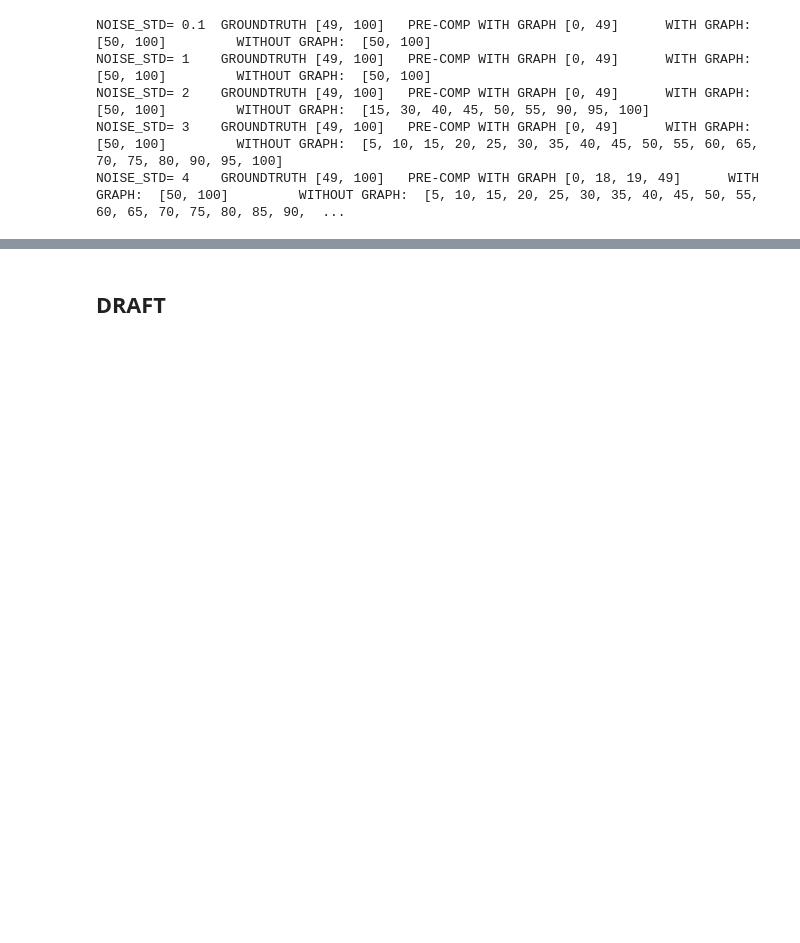
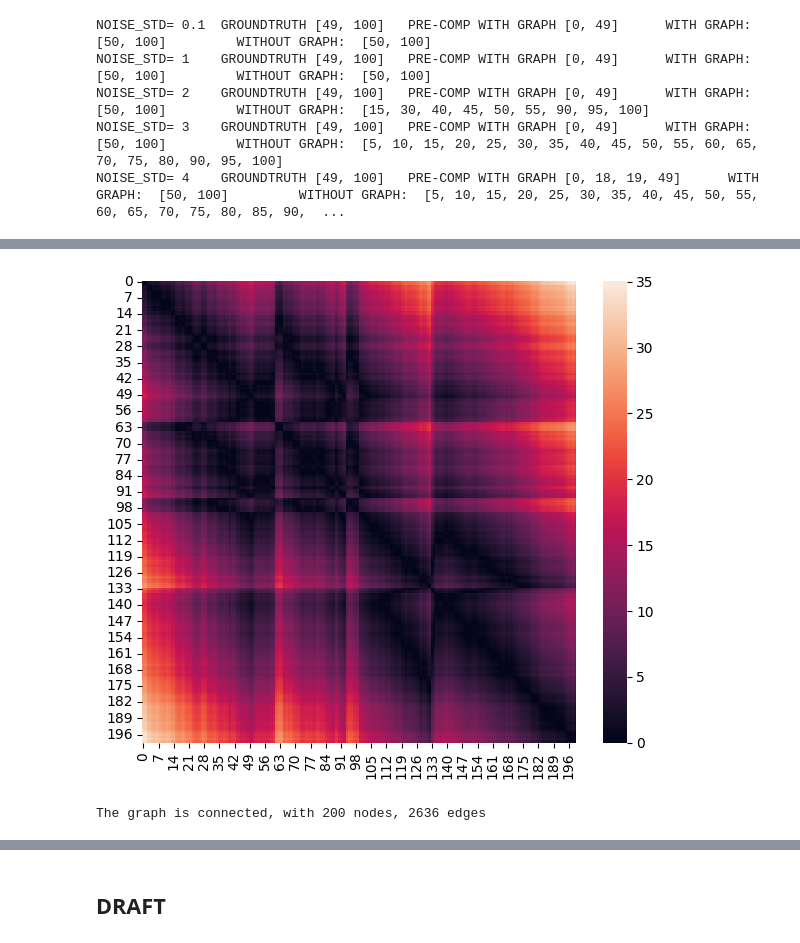
Before and after one commit to evenmatencio/graph-signals-change-point-detection, a Jupyter notebook: cpd_playground.ipynb, the cells around one changed output, grey strips where cells are left out. Cells and saved outputs as stored; diff of their text form; code cells hidden in the pictures; blank space fills up the shorter version.

Commit message:
data extraction from raw csv and graph vizualization

```diff
--- a/cpd_playground.ipynb
+++ b/cpd_playground.ipynb
@@ -546,0 +558,24 @@ NOISE_STD= 4    GROUNDTRUTH [49, 100]   PRE-COMP WITH GRAPH [0, 18, 19, 49]
+# %%
+def get_geodesic_distance(point_1, point_2) -> float:
+    """
+    From https://github.com/deepcharles/tutorials-mva-2023-2024/blob/main/session%203/06_GraphSignal.ipynb
+
+    Calculate the great circle distance (in km) between two points
+    on the earth (specified in decimal degrees)
+
+    https://stackoverflow.com/a/4913653
+    """
+
+    lon1, lat1 = point_1
+    lon2, lat2 = point_2
+
+    # convert decimal degrees to radians
+    lon1, lat1, lon2, lat2 = map(radians, [lon1, lat1, lon2, lat2])
+
+    # haversine formula
+    dlon = lon2 - lon1
+    dlat = lat2 - lat1
+    a = sin(dlat / 2) ** 2 + cos(lat1) * cos(lat2) * sin(dlon / 2) ** 2
+    c = 2 * asin(sqrt(a))
+    r = 6371  # Radius of earth in kilometers. Use 3956 for miles
+    return c * r
@@ -546,0 +590,3 @@ NOISE_STD= 4    GROUNDTRUTH [49, 100]   PRE-COMP WITH GRAPH [0, 18, 19, 49]
+# %%
+coord_df = pd.read_csv('data/turbines_coord.csv', index_col=0)
+coord_df.head(2)
@@ -546,0 +598,10 @@ NOISE_STD= 4    GROUNDTRUTH [49, 100]   PRE-COMP WITH GRAPH [0, 18, 19, 49]
+# %%
+# Construction of the distance matrix of the turbines, with condensed and full view
+coord_np = coord_df.T.to_numpy()
+dist_mat_condensed = pdist(coord_np, metric=get_geodesic_distance)
+dist_mat_square = squareform(dist_mat_condensed)
+# %%
+fig, ax = plt.subplots(1, 1, figsize=(7, 6))
+_ = sns.heatmap(dist_mat_square, ax=ax,)
+# %% [output]
+[figure, added]
@@ -546,0 +616,8 @@ NOISE_STD= 4    GROUNDTRUTH [49, 100]   PRE-COMP WITH GRAPH [0, 18, 19, 49]
+# %%
+# Construction of the graph based on the distance matrix
+DIST_THRESHOLD = 2
+adjacency_matrix = squareform((dist_mat_condensed < DIST_THRESHOLD).astype(int))
+G = nx.Graph(adjacency_matrix)
+print(f"The graph is {'not ' if not nx.is_connected(G) else ''}connected, with {G.order()} nodes, {G.size()} edges")
+# %% [output]
+The graph is connected, with 200 nodes, 2636 edges
```
Also changed, not shown: parts of 13 cells of this notebook, 2 other files.
